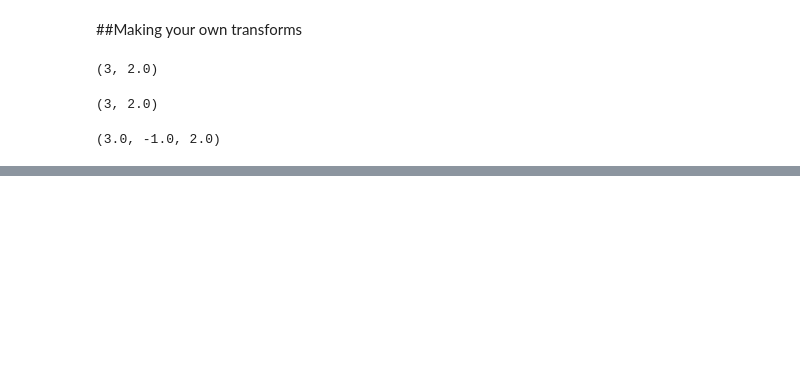
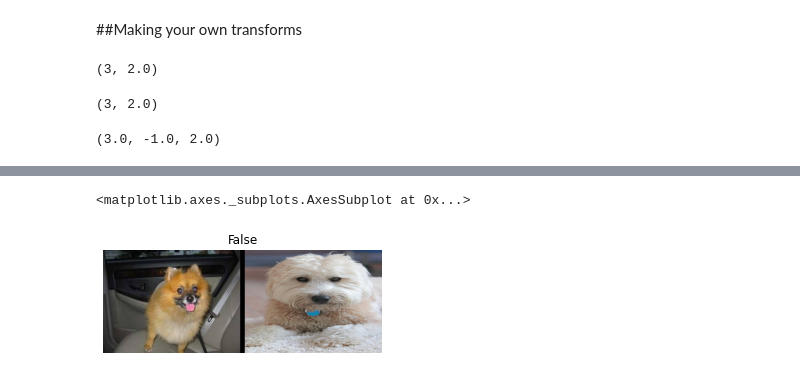
Before and after one commit to steimel60/ML, a Jupyter notebook: DeepLearning/DataMunging.ipynb, the cells around one changed output, grey strips where cells are left out. Drawn from its saved outputs; the diff is of its cells as text; code cells hidden in the pictures; blank space fills up the shorter version.

```diff
--- a/DeepLearning/DataMunging.ipynb
+++ b/DeepLearning/DataMunging.ipynb
@@ -64,0 +118,8 @@ tfm.mean,y,z
+# %%
+#Other scenario
+img1 = PILImage.create(files[1])
+s1 = SiameseImage(img, img1, False)
+s1.show()
+# %% [output]
+<matplotlib.axes._subplots.AxesSubplot at 0x...>
+[figure, added]
```
Also changed, not shown: parts of 15 cells of this notebook.
